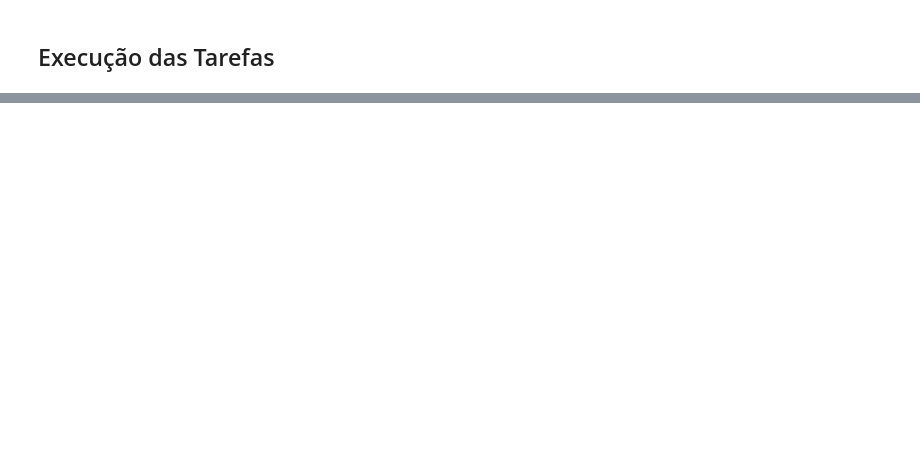
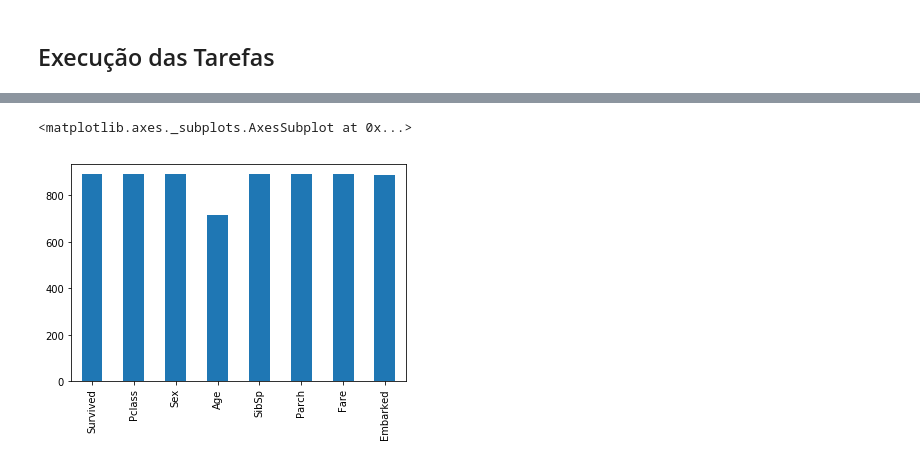
Before and after one commit to rene-michel/teste, a Jupyter notebook: René_Michel_de_Azevedo_Mota_Nunes_lab301.ipynb, the cells around one changed output, grey strips where cells are left out. Drawn from its saved outputs; the diff is of its cells as text; code cells hidden in the pictures; blank space fills up the shorter version.

```diff
--- a/René_Michel_de_Azevedo_Mota_Nunes_lab301.ipynb
+++ b/René_Michel_de_Azevedo_Mota_Nunes_lab301.ipynb
@@ -46,0 +89,8 @@ Descreva neste espaço as tarefas que serão realizadas para a base do Titanic.
+# %%
+titanic_dataset = titanic_dataset.drop(columns=['Cabin']) #Remover cabin por causa da falta de dados
+# %%
+count_ = titanic_dataset.count()
+count_.plot(kind='bar')
+# %% [output]
+<matplotlib.axes._subplots.AxesSubplot at 0x...>
+[figure, added]
```
Also changed, not shown: parts of 16 cells of this notebook.
